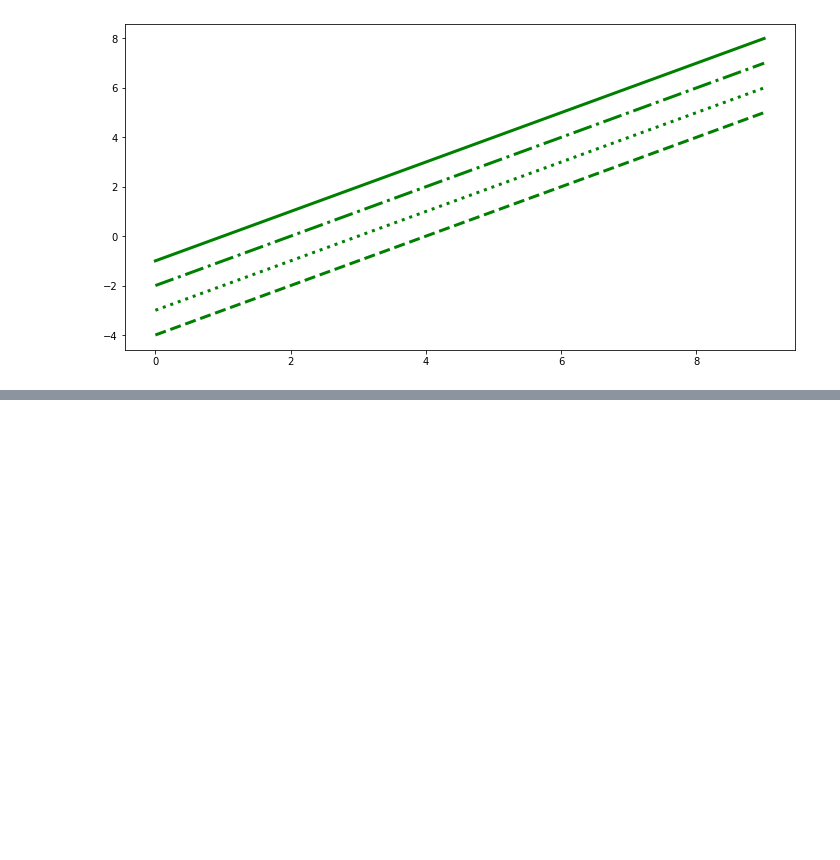
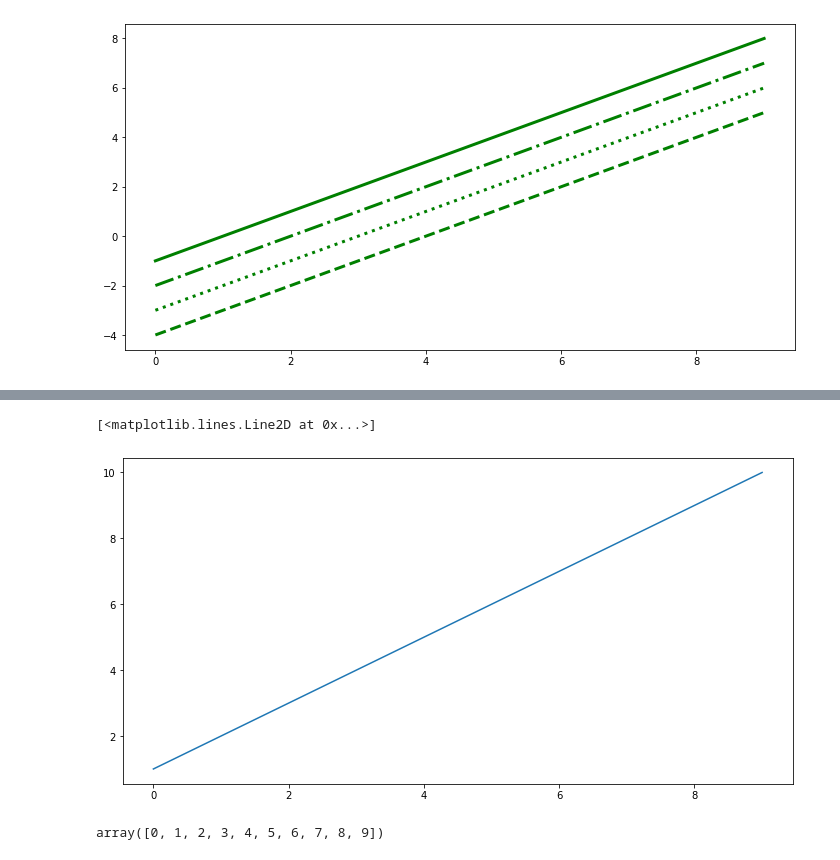
Before and after one commit to calvinlinardy/My-Python-Learning, a Jupyter notebook: Jupyter Notebook/Udemy Study/Machine Learning/Matplotlib/Matplotlib Styling.ipynb, the cells around one changed output, grey strips where cells are left out. Saved outputs shown, nothing was run; the diff lists cells and outputs as text; code cells hidden in the pictures; blank space fills up the shorter version.

```diff
--- a/Jupyter Notebook/Udemy Study/Machine Learning/Matplotlib/Matplotlib Styling.ipynb
+++ b/Jupyter Notebook/Udemy Study/Machine Learning/Matplotlib/Matplotlib Styling.ipynb
@@ -162,0 +198,10 @@ ax.plot(x, x-4, color="green", lw=3, ls='--'); # dashes
+# %%
+fig,ax = plt.subplots(figsize=(12,6))
+ax.plot(x,x+1)
+# %% [output]
+[<matplotlib.lines.Line2D at 0x...>]
+[figure, added]
+# %%
+x
+# %% [output]
+array([0, 1, 2, 3, 4, 5, 6, 7, 8, 9])
```
Also changed, not shown: parts of 12 cells of this notebook, 1 other file.
